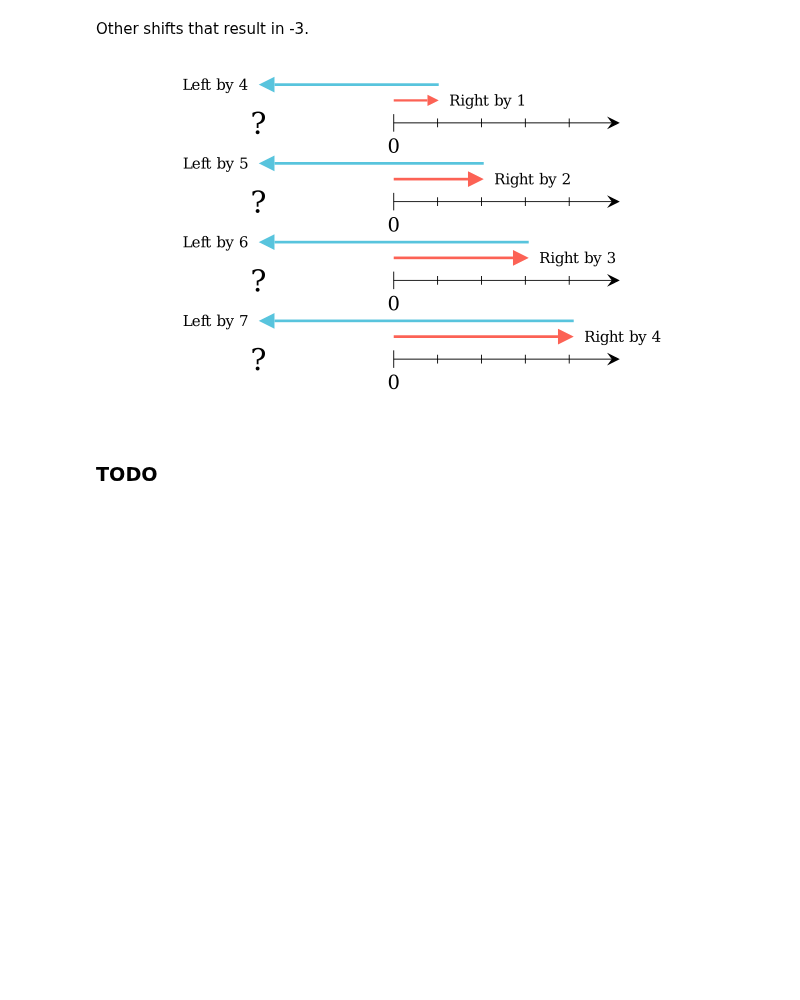
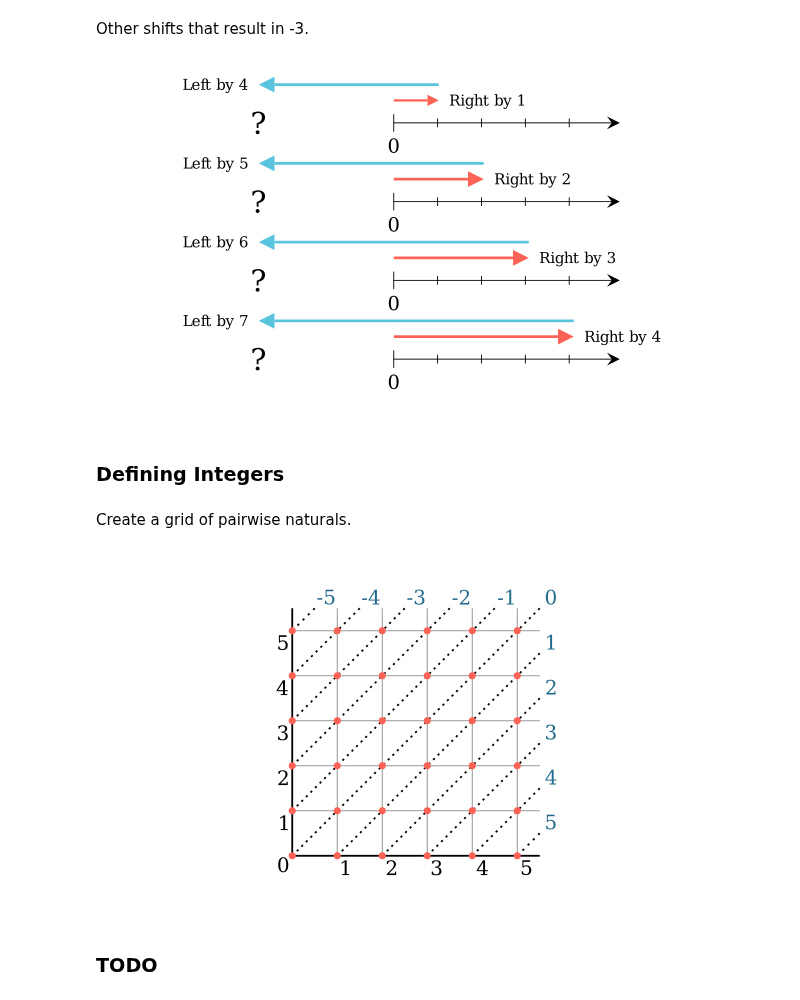
Before and after one commit to PhotonicGluon/NZQRC-Book, a Jupyter notebook: code/image_generation/notebooks/part-2/constructing-integers.ipynb, the cells around one changed output. Saved outputs shown, nothing was run; the diff lists cells and outputs as text; code cells hidden in the pictures; blank space fills up the shorter version.

Commit message:
Start work in section 12.3 (Integers)

```diff
--- a/code/image_generation/notebooks/part-2/constructing-integers.ipynb
+++ b/code/image_generation/notebooks/part-2/constructing-integers.ipynb
@@ -406,5 +406,84 @@ class NumberLineDiagram(Scene):
             group.shift((i - (NUM_SHIFTS-1)/2) * BUFF * DOWN)
 # %% [output]
 [figure]
+# %% [markdown]
+### Defining Integers
+# %% [markdown]
+Create a grid of pairwise naturals.
+# %%
+%%generate_image integers_number-grid GridDiagram
+
+FONT_SIZE = 32
+RANGE = (0, 5.5, 1)
+ROUNDED_RANGE = (int(np.ceil(RANGE[0])), int(np.ceil(RANGE[1])), RANGE[2])
+
+
+class GridDiagram(Scene):
+    def construct(self):
+        # Define the number plane
+        plane = NumberPlane(
+            x_range=RANGE,
+            y_range=RANGE,
+            background_line_style={
+                "stroke_color": GRAY_C,
+                "stroke_width": 2
+            },
+            axis_config={
+                "include_numbers": True,
+                "color": BLACK,
+                "stroke_width": 4,
+                "label_constructor": Text,
+                "font_size": FONT_SIZE
+            }
+        )
+        for n in plane.x_axis.numbers:
+            n.set_color(BLACK)
+        for n in plane.y_axis.numbers:
+            n.set_color(BLACK)
+            flip_about_line(n, plane.y_axis, handle_orientation=False)
+
+        self.add(plane)
+
+        # Add missing 0
+        zero = Text("0", font_size=FONT_SIZE, color=BLACK)
+        zero.move_to(plane.coords_to_point(0, 0))
+        zero.shift(0.2*(DOWN+LEFT))
+        self.add(zero)
+
+        # Draw lines representing the equivalence classes
+        for k in range(-ROUNDED_RANGE[1] + 1, ROUNDED_RANGE[1]):
+            if k < 0:
+                min_x = RANGE[0]
+                min_y = RANGE[0] - k
+
+                max_x = RANGE[1] + k
+                max_y = RANGE[1]
+
+            else:
+                min_x = RANGE[0] + k
+                min_y = RANGE[0]
+
+                max_x = RANGE[1]
+                max_y = RANGE[1] - k
+
+            line = DashedLine(
+                plane.coords_to_point(min_x, min_y),
+                plane.coords_to_point(max_x, max_y),
+                color=BLACK,
+                dashed_ratio=0.35
+            )
+            self.add(line)
+
+            integer = Text(str(k), font_size=FONT_SIZE, color=BLUE_E)
+            integer.move_to(line.get_end() + 0.35*unit_vector(line.get_vector()))
+            self.add(integer)
+
+        # Create intersection points
+        for x in range(ROUNDED_RANGE[0], ROUNDED_RANGE[1], ROUNDED_RANGE[2]):
+            for y in range(ROUNDED_RANGE[0], ROUNDED_RANGE[1], ROUNDED_RANGE[2]):
+                dot = Dot(plane.coords_to_point(x, y), color=RED)
+                self.add(dot)
+# %% [output]
+[figure, added]
 # %% [markdown]
 ### TODO
```
Also changed, not shown: 3 other files.
